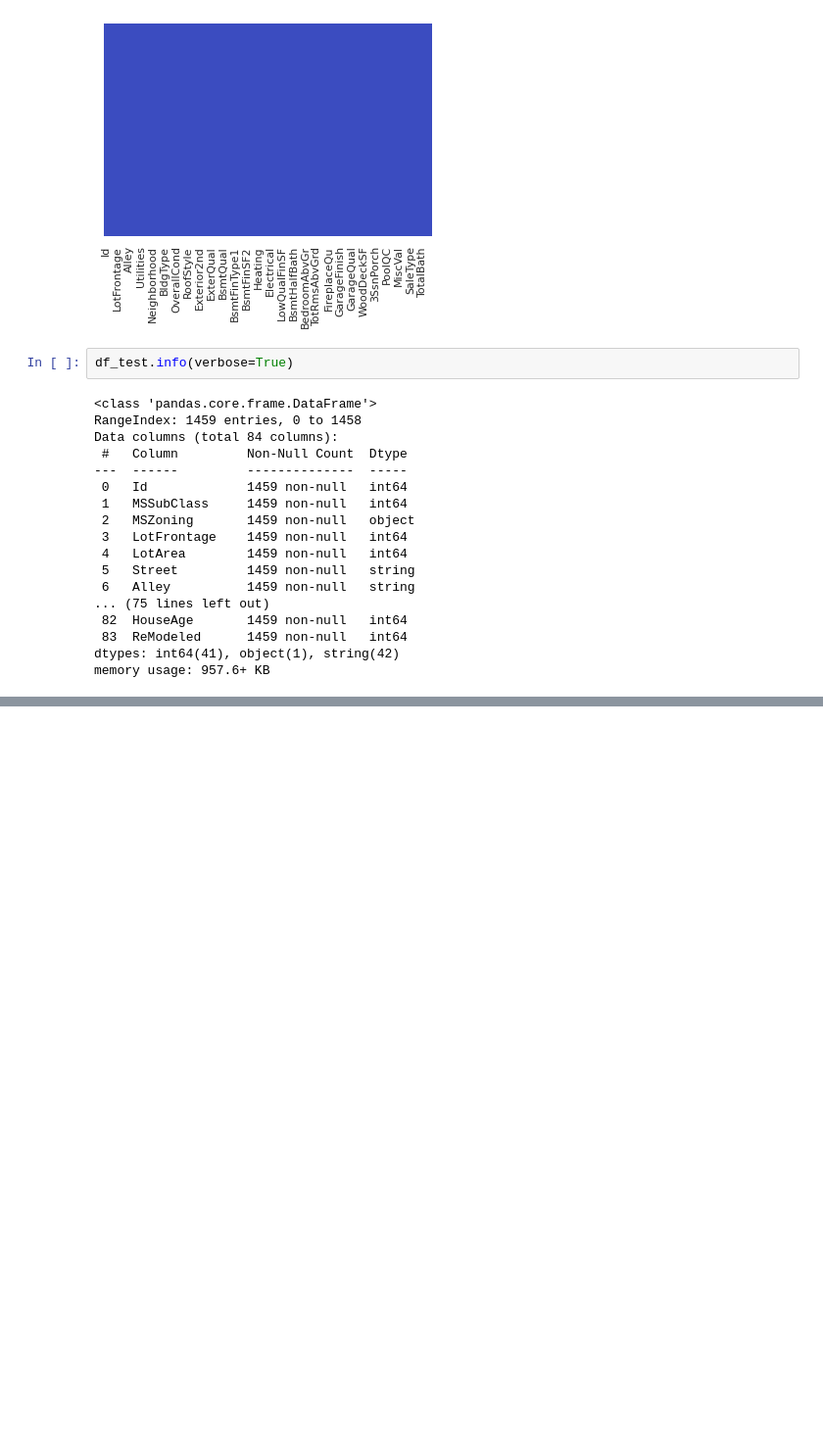
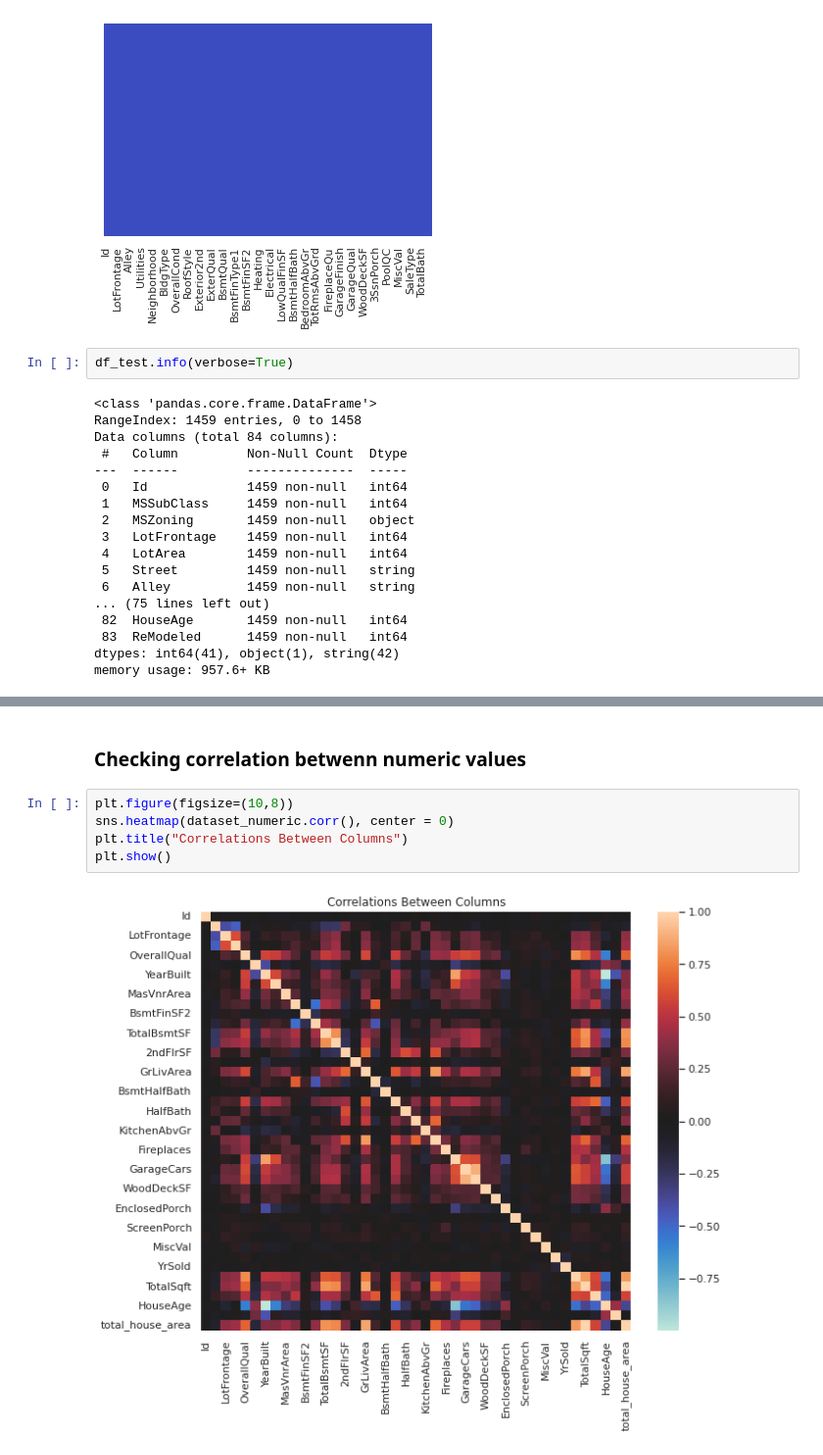
Before and after one commit to DrakeData/House_Price_EDA, a Jupyter notebook: MSDS422_Assignmetn3_Colab.ipynb, the cells around one changed output, grey strips where cells are left out. Shown at 98% size. Drawn from its saved outputs; the diff is of its cells as text; blank space fills up the shorter version.

Commit message:
code looks at skew and correlation

```diff
--- a/MSDS422_Assignmetn3_Colab.ipynb
+++ b/MSDS422_Assignmetn3_Colab.ipynb
@@ -181,0 +279,9 @@ memory usage: 957.6+ KB
+# %% [markdown]
+### Checking correlation betwenn numeric values
+# %%
+plt.figure(figsize=(10,8))
+sns.heatmap(dataset_numeric.corr(), center = 0)
+plt.title("Correlations Between Columns")
+plt.show()
+# %% [output]
+[figure, added]
```
Also changed, not shown: parts of 14 cells of this notebook.
